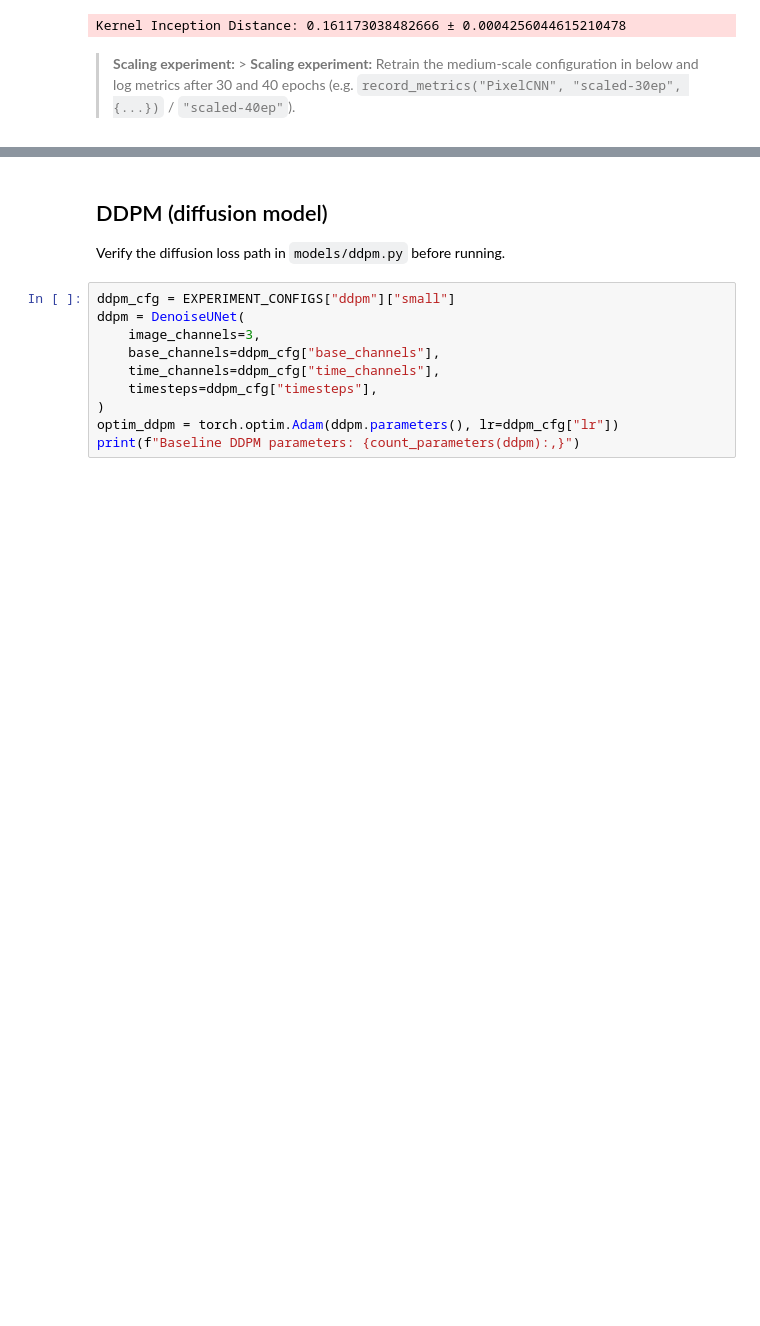
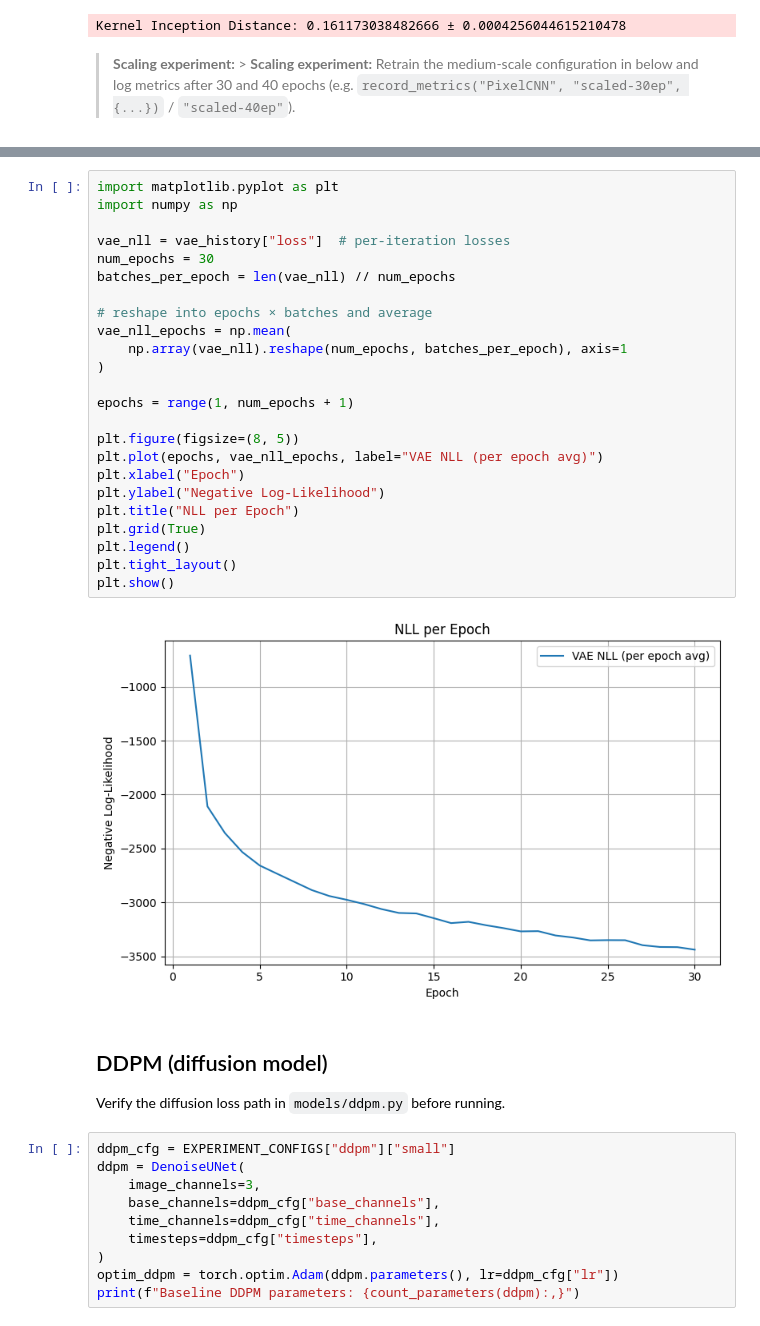
Before and after one commit to GharibSidney/RPL_Assignements, a Jupyter notebook: hw3/part1/hw3_practical.ipynb, the cells around one changed output, grey strips where cells are left out. Drawn from its saved outputs; the diff is of its cells as text; blank space fills up the shorter version.

```diff
--- a/hw3/part1/hw3_practical.ipynb
+++ b/hw3/part1/hw3_practical.ipynb
@@ -734,3 +783,29 @@ Kernel Inception Distance: 0.161173038482666 ± 0.0004256044615210478
+# %%
+import matplotlib.pyplot as plt
+import numpy as np
+
+vae_nll = vae_history["loss"]  # per-iteration losses
+num_epochs = 30
+batches_per_epoch = len(vae_nll) // num_epochs
+
+# reshape into epochs × batches and average
+vae_nll_epochs = np.mean(
+    np.array(vae_nll).reshape(num_epochs, batches_per_epoch), axis=1
+)
+
+epochs = range(1, num_epochs + 1)
+
+plt.figure(figsize=(8, 5))
+plt.plot(epochs, vae_nll_epochs, label="VAE NLL (per epoch avg)")
+plt.xlabel("Epoch")
+plt.ylabel("Negative Log-Likelihood")
+plt.title("NLL per Epoch")
+plt.grid(True)
+plt.legend()
+plt.tight_layout()
+plt.show()
+# %% [output]
+[figure, added]
 # %% [markdown]
 ## DDPM (diffusion model)
 
```
Also changed, not shown: parts of 14 cells of this notebook, 4 other files.
